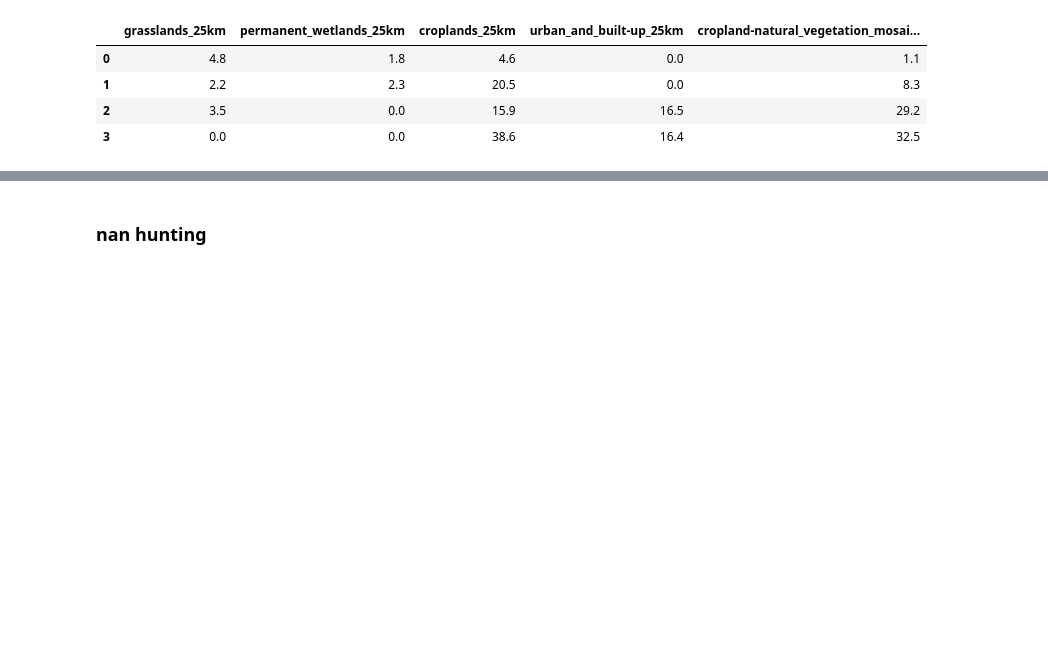
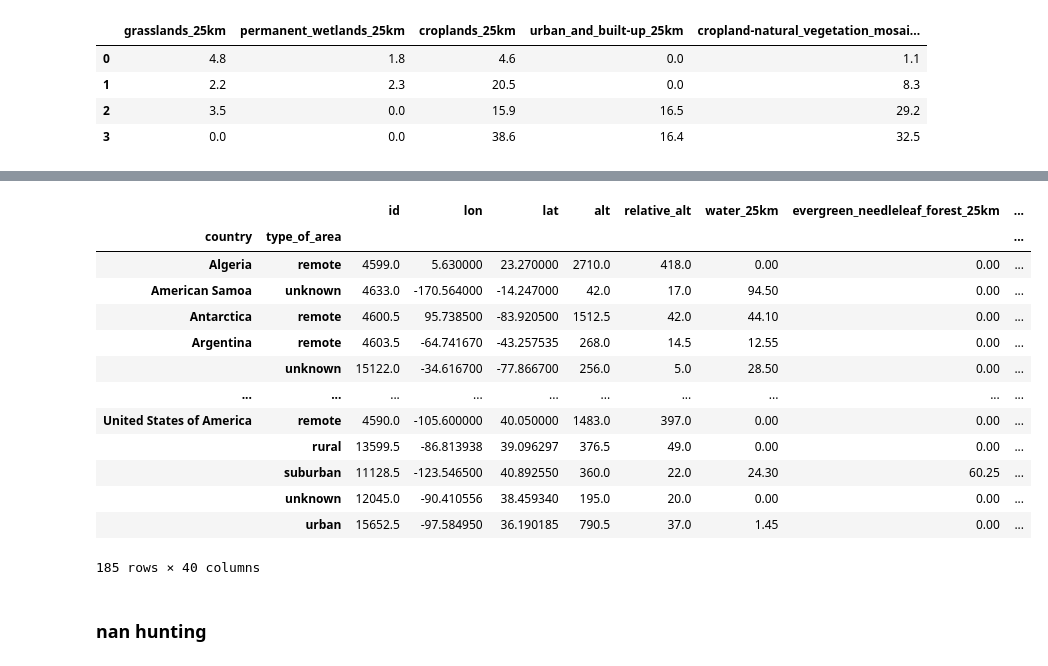
Before and after one commit to ThomasMGeo/JS2_gpu, a Jupyter notebook: triennial2023/TabularSummer2023.ipynb, the cells around one changed output, grey strips where cells are left out. Cells and saved outputs as stored; diff of their text form; code cells hidden in the pictures; blank space fills up the shorter version.

```diff
--- a/triennial2023/TabularSummer2023.ipynb
+++ b/triennial2023/TabularSummer2023.ipynb
@@ -150,3 +174,20 @@ df.iloc[0:4, 20:25] # rows and columns
+# %%
+df.groupby(['country', 'type_of_area']).median()
+# %% [output]
+|  |  | id | lon | lat | alt | relative_alt | water_25km | evergreen_needleleaf_forest_25km | ... |
+| country | type_of_area |  |  |  |  |  |  |  | ... |
+| Algeria | remote | 4599.0 | 5.630000 | 23.270000 | 2710.0 | 418.0 | 0.00 | 0.00 | ... |
+| American Samoa | unknown | 4633.0 | -170.564000 | -14.247000 | 42.0 | 17.0 | 94.50 | 0.00 | ... |
+| Antarctica | remote | 4600.5 | 95.738500 | -83.920500 | 1512.5 | 42.0 | 44.10 | 0.00 | ... |
+| Argentina | remote | 4603.5 | -64.741670 | -43.257535 | 268.0 | 14.5 | 12.55 | 0.00 | ... |
+|  | unknown | 15122.0 | -34.616700 | -77.866700 | 256.0 | 5.0 | 28.50 | 0.00 | ... |
+| ... | ... | ... | ... | ... | ... | ... | ... | ... | ... |
+| United States of America | remote | 4590.0 | -105.600000 | 40.050000 | 1483.0 | 397.0 | 0.00 | 0.00 | ... |
+|  | rural | 13599.5 | -86.813938 | 39.096297 | 376.5 | 49.0 | 0.00 | 0.00 | ... |
+|  | suburban | 11128.5 | -123.546500 | 40.892550 | 360.0 | 22.0 | 24.30 | 60.25 | ... |
+|  | unknown | 12045.0 | -90.410556 | 38.459340 | 195.0 | 20.0 | 0.00 | 0.00 | ... |
+|  | urban | 15652.5 | -97.584950 | 36.190185 | 790.5 | 37.0 | 1.45 | 0.00 | ... |
+185 rows × 40 columns
 # %% [markdown]
 ### nan hunting
 # %%
```
Also changed, not shown: parts of 14 cells of this notebook.
